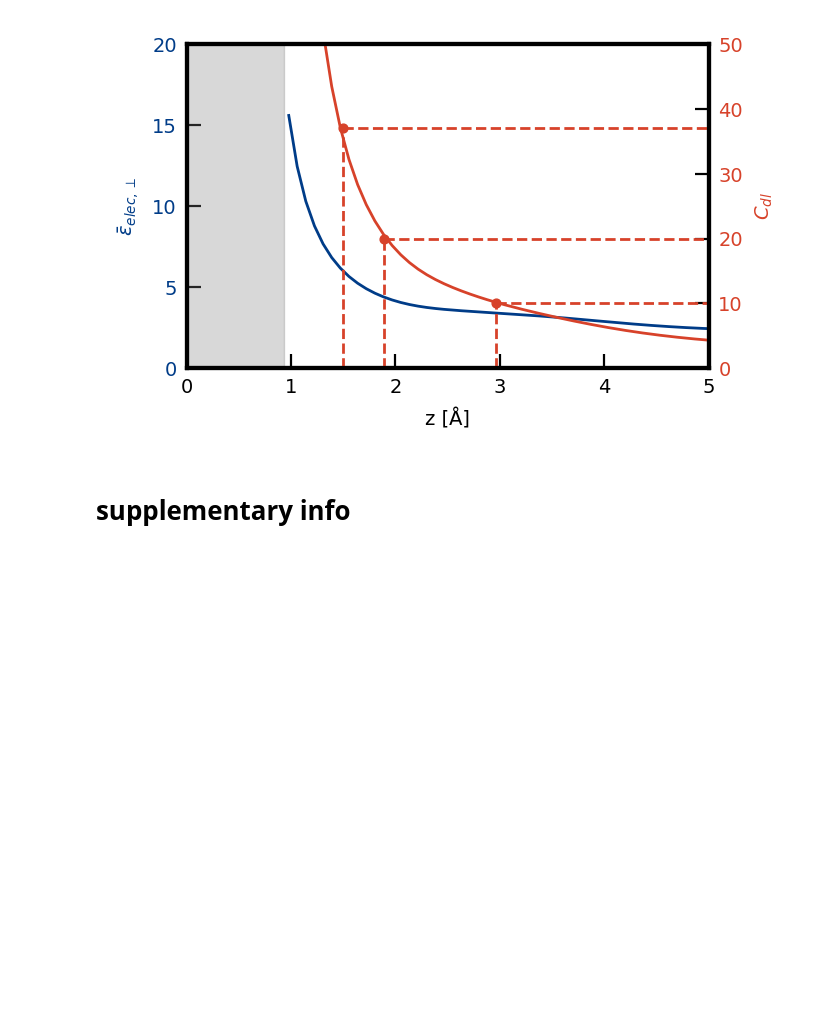
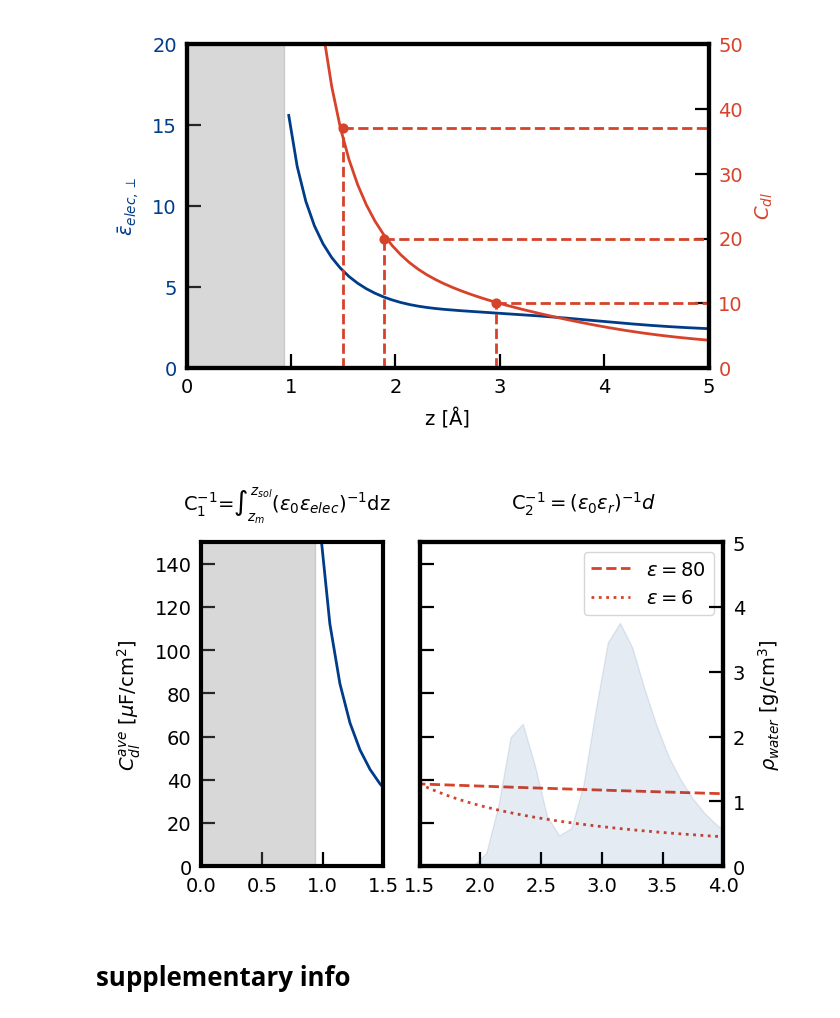
Before and after one commit to ChiahsinChu/2024-JCP-Pt111_dielectric_profile, a Jupyter notebook: pub_figs/make_figs.ipynb, the cells around one changed output. Drawn from its saved outputs; the diff is of its cells as text; code cells hidden in the pictures; blank space fills up the shorter version.

Commit message:
update cumulative capacitance curve

```diff
--- a/pub_figs/make_figs.ipynb
+++ b/pub_figs/make_figs.ipynb
@@ -85,6 +85,8 @@ mask = (grid >= 0.0) & (grid <= 20.0)
 out_data["water_polarizability"] = np.array(
     [grid[mask], norm_chi[mask], norm_chi_std[mask], wat_eden[mask], wat_eden_std[mask]]
 )
+# %%
+water_density = load_dict("../05.elec_eps/08.water_density/output.pkl")["rho_water"]
 # %% [markdown]
 ## $\Delta\rho$ and $\varepsilon^{-1}_{elec}$
 # %%
@@ -489,6 +494,68 @@ fig.savefig("figs/Figure6.eps_ave_and_C_dl.png")
 plt.show()
 # %% [output]
 [figure]
+# %%
+fig, axs = plt.subplots(1, 2, figsize=[3, 2], sharey=True, width_ratios=[1.5, 2.5])
+
+data = out_data["elec_inveps"]
+
+ax = axs[0]
+
+ax.fill_between(
+    [0.0, 0.935],
+    200.0,
+    0.0,
+    color="gray",
+    alpha=0.3,
+)
+
+color = "blue"
+x_0 = -5.0
+mask = data[0] > x_0
+x = data[0][mask]
+eps_ave = 1.0 / cumave(data[1][mask])
+plot_mask = x > 0.935
+capacitance = constants.epsilon_0 * eps_ave / (x - x_0) * 1e6 * 1e6
+ax.plot(x[plot_mask], capacitance[plot_mask], color=color)
+ax.set_ylabel(r"$C_{dl}^{ave}$ [$\mu$F/cm$^2$]")
+ax.ticklabel_format(style="plain")
+
+ax.set_xlim(0., 1.5)
+ax.set_ylim(0., 150)
+
+ax.text(-0.1, 1.1, r"C$_1^{-1}$=$\int_{z_m}^{z_{sol}}(\varepsilon_0\varepsilon_{elec})^{-1}$dz", transform=ax.transAxes)
+
+ax = axs[1]
+color = "red"
+
+# ax.plot(x[plot_mask], capacitance[plot_mask], color=color)
+C_1 = capacitance[np.argmin(np.abs(x - 1.5))]
+
+ref_capacitance = constants.epsilon_0 * 80. / (x - 1.5) * 1e6 * 1e6
+ax.plot(x[plot_mask], 1 / (1 / C_1 + 1 / ref_capacitance[plot_mask]), "--", color=color, label=r"$\varepsilon=80$")
+
+ref_capacitance = constants.epsilon_0 * 6. / (x - 1.5) * 1e6 * 1e6
+ax.plot(x[plot_mask], 1 / (1 / C_1 + 1 / ref_capacitance[plot_mask]), ":", color=color, label=r"$\varepsilon=6$")
+
+ax.set_xlim(1.5, 4.0)
+ax.text(0.3, 1.1, r"C$_2^{-1}=(\varepsilon_0\varepsilon_r)^{-1}d$", transform=ax.transAxes)
+
+ax.legend()
+
+ax_2 = ax.twinx()
+
+# ax_2.plot(water_density[0], water_density[1], color="k")
+ax_2.fill_between(water_density[0], 0., water_density[1], color="blue", alpha=0.1)
+ax_2.set_ylim(0.0, 5.0)
+ax_2.set_ylabel(r"$\rho_{water}$ [g/cm$^3$]")
+
+fig.subplots_adjust(wspace=0.15)
+
+fig.savefig("figs/Figure6.ave_C_dl.png")
+
+plt.show()
+# %% [output]
+[figure, added]
 # %% [markdown]
 # supplementary info
 # %% [markdown]
```
Also changed, not shown: parts of 3 cells of this notebook, 5 other files.
